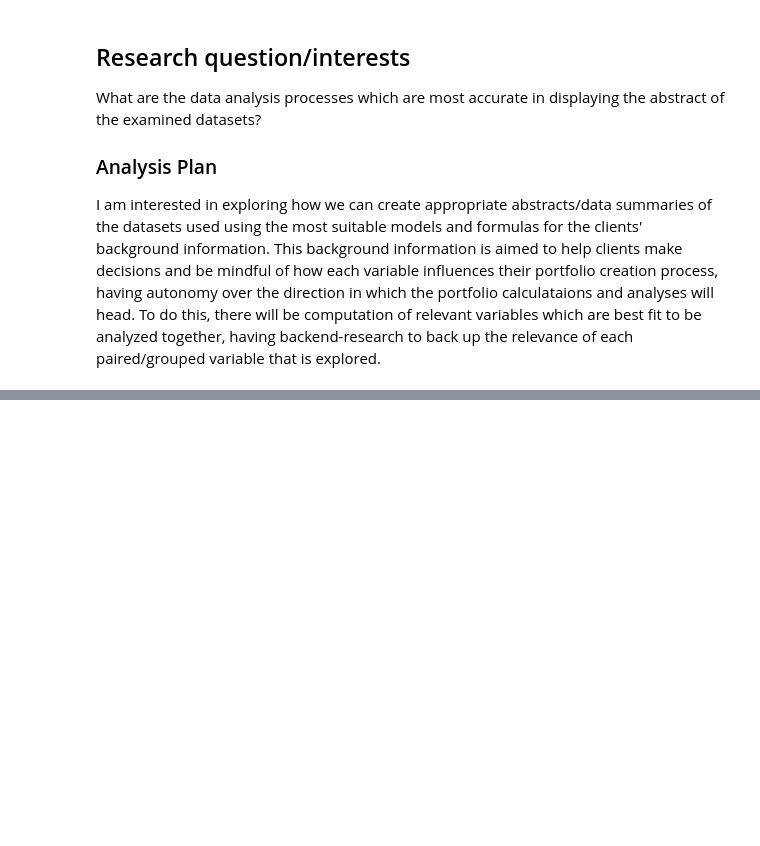
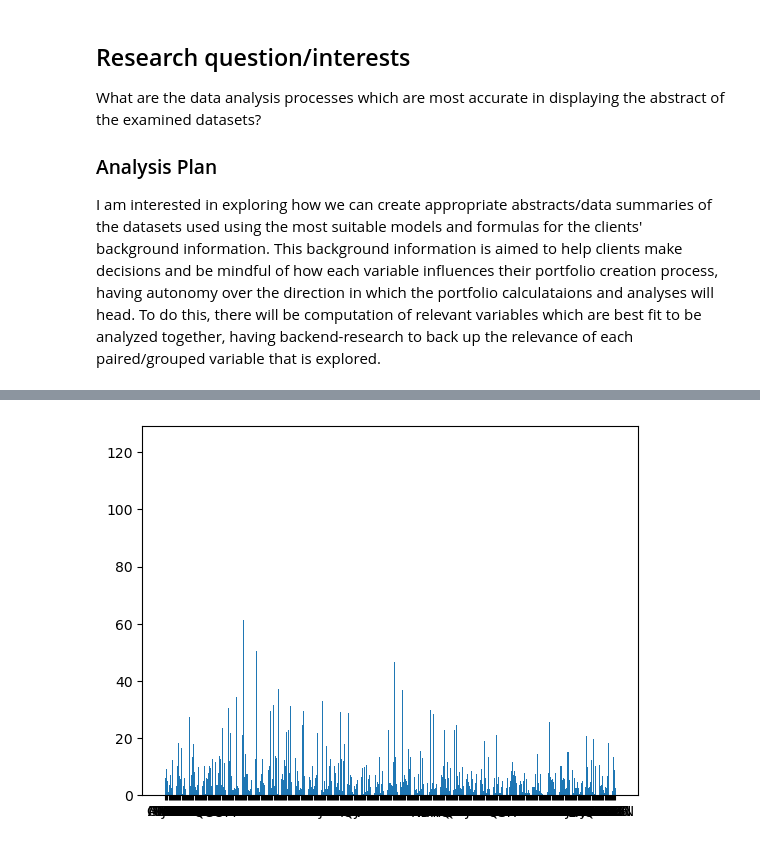
Before and after one commit to ubco-W2022T2-data301/project-group-group15, a Jupyter notebook: analysis/analysis2.ipynb, the cells around one changed output, grey strips where cells are left out. Cells and saved outputs as stored; diff of their text form; code cells hidden in the pictures; blank space fills up the shorter version.

```diff
--- a/analysis/analysis2.ipynb
+++ b/analysis/analysis2.ipynb
@@ -21,0 +279,3 @@ valuation_df = pd.read_csv("../data/raw/us_equities_tradingview_data_valuation.c
+# %%
+beps_nonull = beps.dropna(axis=0)
+beps_nonull
@@ -21,0 +296,4 @@ valuation_df = pd.read_csv("../data/raw/us_equities_tradingview_data_valuation.c
+# %%
+bar_beps_nonull1 = plt.bar(beps_nonull['Ticker'], beps_nonull['Basic EPS (TTM)'])
+# %% [output]
+[figure, added]
```
Also changed, not shown: parts of 40 cells of this notebook, 2 other files.
